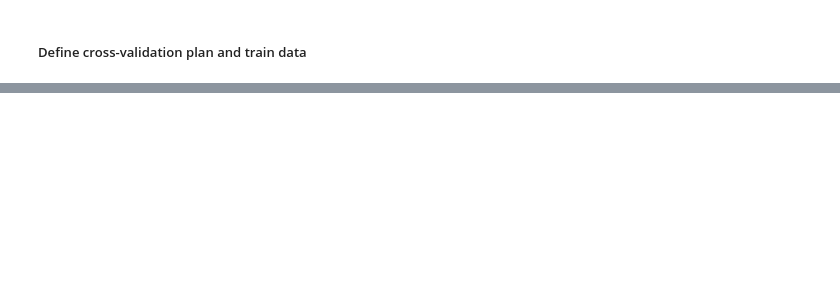
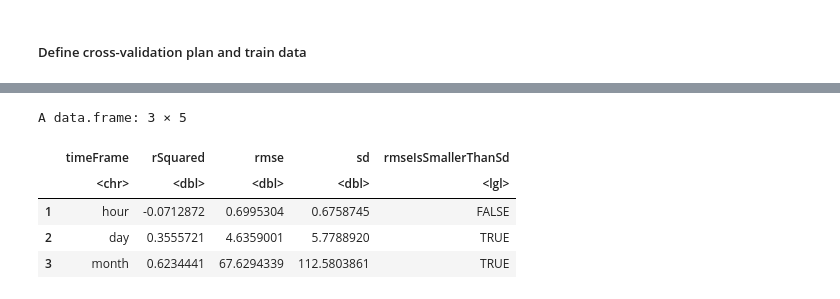
Before and after one commit to philippebarrette4/INF1430, a Jupyter notebook: scripts/Models/TN3/electricity_model.ipynb, the cells around one changed output, grey strips where cells are left out. Drawn from its saved outputs; the diff is of its cells as text; code cells hidden in the pictures; blank space fills up the shorter version.

```diff
--- a/scripts/Models/TN3/electricity_model.ipynb
+++ b/scripts/Models/TN3/electricity_model.ipynb
@@ -285,0 +321,38 @@ ERROR: Error:
+# %%
+#=======================================
+# MODEL CROSS-VALIDATION
+#=======================================
+# Create matrix containing all metrics needed for model performance evaluation
+ModelsPerformanceMatrixCV <- data.frame(
+    timeFrame = c("hour", "day", "month"),
+    rSquared = c(
+        r_squared_func(WEHourDF,    "consumption", "predCV"),
+        r_squared_func(WEDayDF,     "consumption", "predCV"),
+        r_squared_func(WEMonthDF,   "consumption", "predCV")
+    ),
+    rmse = c(
+        rmse_func(WEHourDF,     "consumption", "predCV"),
+        rmse_func(WEDayDF,      "consumption", "predCV"),
+        rmse_func(WEMonthDF,    "consumption", "predCV")
+    ),
+    sd = c(
+        sd(WEHourDF$consumption),
+        sd(WEDayDF$consumption),
+        sd(WEMonthDF$consumption)
+    ),
+    # If RMSE smaller than SD: Model tends to estimate consumption better than simply taking the average of the data itself
+    rmseIsSmallerThanSd  = c(
+        rmse_func(WEHourDF,     "consumption", "predCV") < sd(WEHourDF$consumption),
+        rmse_func(WEDayDF,      "consumption", "predCV") < sd(WEDayDF$consumption),
+        rmse_func(WEMonthDF,    "consumption", "predCV") < sd(WEMonthDF$consumption)
+    )
+)
+# Display performance results
+head(ModelsPerformanceMatrixCV)
+# %% [output]
+A data.frame: 3 × 5
+|  | timeFrame | rSquared | rmse | sd | rmseIsSmallerThanSd |
+|  | <chr> | <dbl> | <dbl> | <dbl> | <lgl> |
+| 1 | hour | -0.0712872 | 0.6995304 | 0.6758745 | FALSE |
+| 2 | day | 0.3555721 | 4.6359001 | 5.7788920 | TRUE |
+| 3 | month | 0.6234441 | 67.6294339 | 112.5803861 | TRUE |
```
Also changed, not shown: parts of 8 cells of this notebook, 3 other files.
